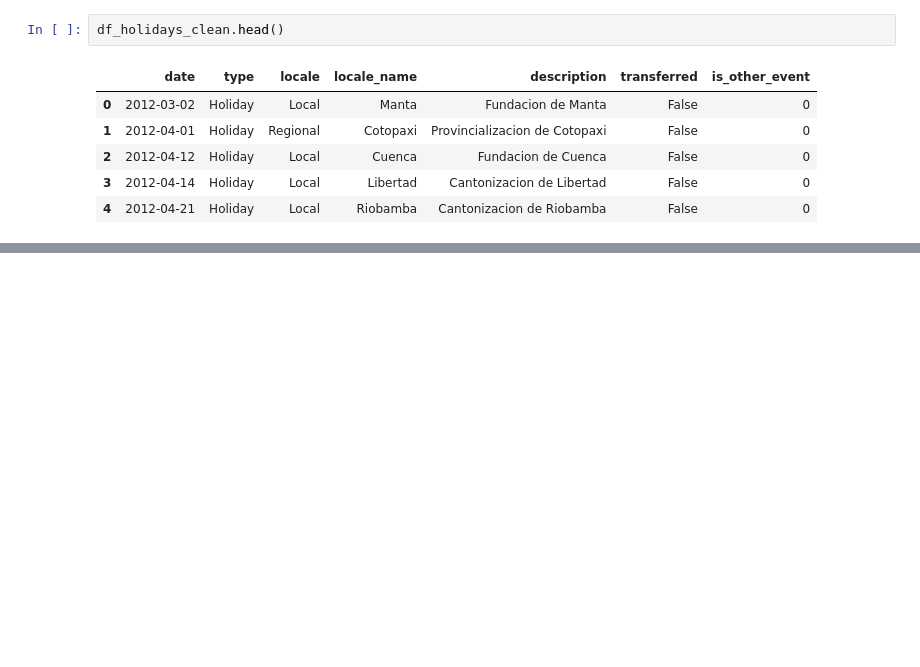
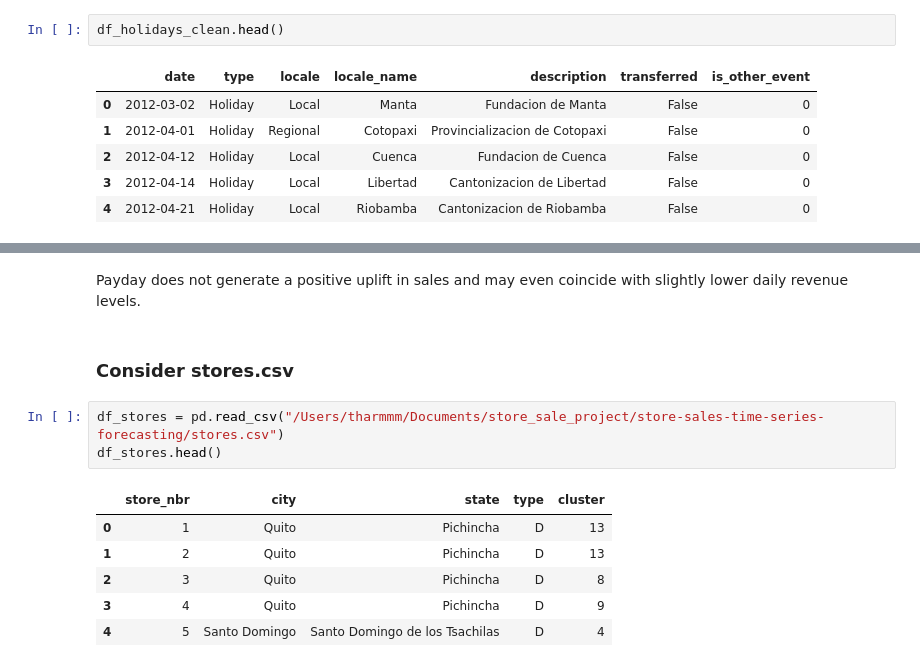
Before and after one commit to tharmpholsri/store-sales-forecasting, a Jupyter notebook: EDA.ipynb, the cells around one changed output, grey strips where cells are left out. Drawn from its saved outputs; the diff is of its cells as text; blank space fills up the shorter version.

```diff
--- a/EDA.ipynb
+++ b/EDA.ipynb
@@ -961,0 +1061,14 @@ df_holidays_clean.head()
+# %% [markdown]
+Payday does not generate a positive uplift in sales and may even coincide with slightly lower daily revenue levels.
+# %% [markdown]
+### Consider stores.csv
+# %%
+df_stores = pd.read_csv("/Users/tharmmm/Documents/store_sale_project/store-sales-time-series-forecasting/stores.csv")
+df_stores.head()
+# %% [output]
+|  | store_nbr | city | state | type | cluster |
+| 0 | 1 | Quito | Pichincha | D | 13 |
+| 1 | 2 | Quito | Pichincha | D | 13 |
+| 2 | 3 | Quito | Pichincha | D | 8 |
+| 3 | 4 | Quito | Pichincha | D | 9 |
+| 4 | 5 | Santo Domingo | Santo Domingo de los Tsachilas | D | 4 |
```
Also changed, not shown: parts of 22 cells of this notebook.
